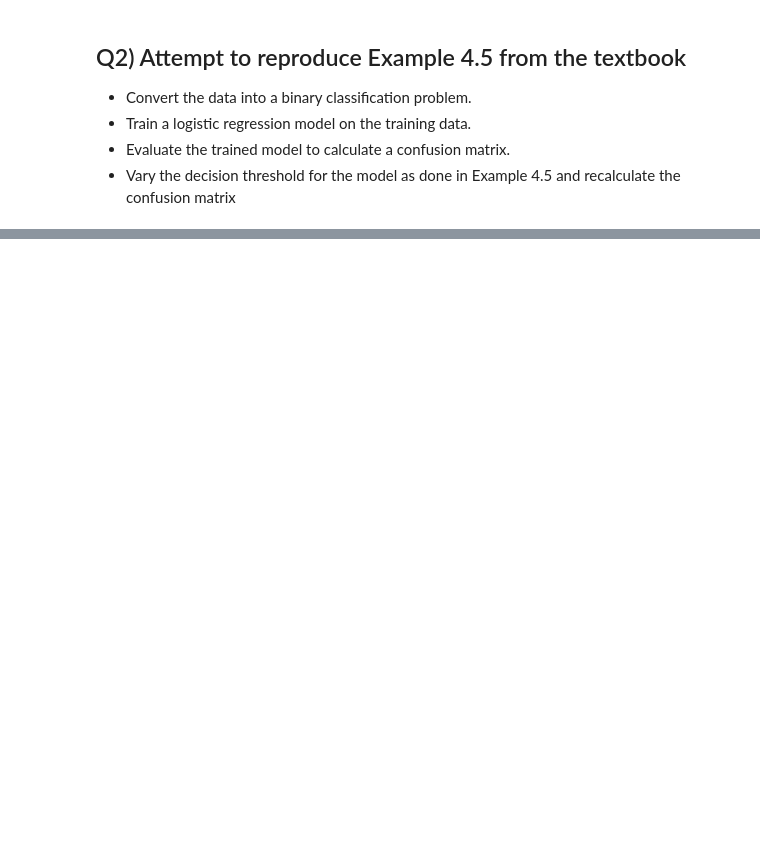
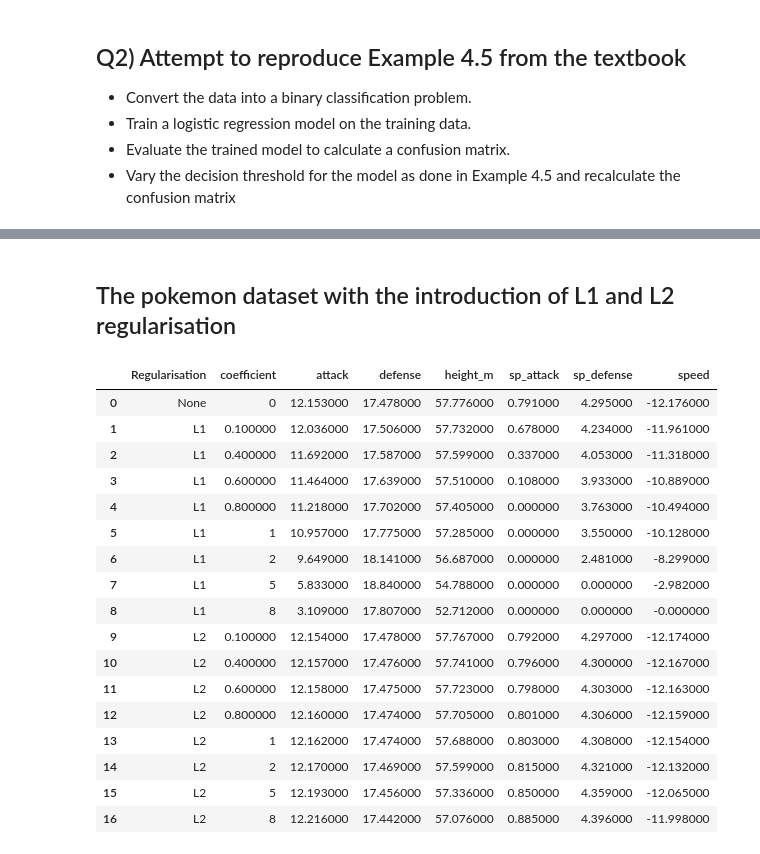
Before and after one commit to DanielCiccC/COMP4702_S12023, a Jupyter notebook: Pracw6/prac6.ipynb, the cells around one changed output, grey strips where cells are left out. Saved outputs shown, nothing was run; the diff lists cells and outputs as text; code cells hidden in the pictures; blank space fills up the shorter version.

```diff
--- a/Pracw6/prac6.ipynb
+++ b/Pracw6/prac6.ipynb
@@ -86,0 +120,12 @@ _ = display.ax_.set_title("2-class ROC curve")
+# %%
+pred_proba_df = pd.DataFrame(log_reg.predict_proba(X_test))
+threshold_list = [0.05,0.1,0.15,0.2,0.25,0.3,0.35,0.4,0.45,0.5,0.55,0.6,0.65,.7,.75,.8,.85,.9,.95,.99]
+for i in threshold_list:
+    print ('\n******** For i = {} ******'.format(i))
+    y_test_pred = pred_proba_df.applymap(lambda x: 1 if x>i else 0)
+    test_accuracy = accuracy_score(y_test,
+                                           y_test_pred.iloc[:,1])
+    print('Our testing accuracy is {}'.format(test_accuracy))
+
+    print(confusion_matrix(y_test,
+                           y_test_pred.iloc[:,1]))
@@ -86,0 +150,58 @@ _ = display.ax_.set_title("2-class ROC curve")
+# %% [markdown]
+## The pokemon dataset with the introduction of L1 and L2 regularisation
+# %%
+pokemon = pd.read_csv('pokemonregr.csv')
+pokemon = pokemon.dropna()
+regr = LinearRegression().fit(pokemon.loc[:,'attack':'speed'], pokemon['weight_kg'])
+
+X_scaled = preprocessing.StandardScaler().fit(pokemon.loc[:,'attack':'speed']).transform(pokemon.loc[:,'attack':'speed'])
+regr = LinearRegression().fit(X_scaled, pokemon['weight_kg'])
+x = list(zip(pokemon.loc[:, 'attack':'speed'].columns, [round(i, 3) for i in regr.coef_]))
+# print("#################### Without regularisation ######################")
+# print(x)
+
+##Create a new dataframe to keep track of all the co-efficients using L1 and L2 regularisation
+df_regularisation = pd.DataFrame( data= [[0 ] * 8] * 9, columns=(['Regularisation', 'coefficient'] + list( pokemon.loc[:, 'attack':'speed'])))
+idx_filled = 1
+df_regularisation.loc[0, :] =  "None", "0", *[round(i, 3) for i in regr.coef_]
+
+# print(df_regularisation.head())
+
+# perform L1 and L2 regularisation
+#L1 regularisation (LASSO)
+regularisation_params = [0.1, 0.4, 0.6, 0.8, 1, 2, 5, 8]
+for i in regularisation_params:
+    regr_L1 = Lasso(alpha=i).fit(X_scaled, pokemon['weight_kg'])
+
+    df_regularisation.loc[idx_filled, :] =  "L1", i, *[round(i, 3) for i in regr_L1.coef_]
+    idx_filled += 1
+
+
+
+#L2 regularisation (LASSO)
+for i in regularisation_params:
+    regr_L2 = Ridge(alpha=i).fit(X_scaled, pokemon['weight_kg'])
+
+    df_regularisation.loc[idx_filled, :] =  "L2", i, *[round(i, 3) for i in regr_L2.coef_]
+    idx_filled += 1
+
+df_regularisation.style
+# %% [output]
+|  | Regularisation | coefficient | attack | defense | height_m | sp_attack | sp_defense | speed |
+| 0 | None | 0 | 12.153000 | 17.478000 | 57.776000 | 0.791000 | 4.295000 | -12.176000 |
+| 1 | L1 | 0.100000 | 12.036000 | 17.506000 | 57.732000 | 0.678000 | 4.234000 | -11.961000 |
+| 2 | L1 | 0.400000 | 11.692000 | 17.587000 | 57.599000 | 0.337000 | 4.053000 | -11.318000 |
+| 3 | L1 | 0.600000 | 11.464000 | 17.639000 | 57.510000 | 0.108000 | 3.933000 | -10.889000 |
+| 4 | L1 | 0.800000 | 11.218000 | 17.702000 | 57.405000 | 0.000000 | 3.763000 | -10.494000 |
+| 5 | L1 | 1 | 10.957000 | 17.775000 | 57.285000 | 0.000000 | 3.550000 | -10.128000 |
+| 6 | L1 | 2 | 9.649000 | 18.141000 | 56.687000 | 0.000000 | 2.481000 | -8.299000 |
+| 7 | L1 | 5 | 5.833000 | 18.840000 | 54.788000 | 0.000000 | 0.000000 | -2.982000 |
+| 8 | L1 | 8 | 3.109000 | 17.807000 | 52.712000 | 0.000000 | 0.000000 | -0.000000 |
+| 9 | L2 | 0.100000 | 12.154000 | 17.478000 | 57.767000 | 0.792000 | 4.297000 | -12.174000 |
+| 10 | L2 | 0.400000 | 12.157000 | 17.476000 | 57.741000 | 0.796000 | 4.300000 | -12.167000 |
+| 11 | L2 | 0.600000 | 12.158000 | 17.475000 | 57.723000 | 0.798000 | 4.303000 | -12.163000 |
+| 12 | L2 | 0.800000 | 12.160000 | 17.474000 | 57.705000 | 0.801000 | 4.306000 | -12.159000 |
+| 13 | L2 | 1 | 12.162000 | 17.474000 | 57.688000 | 0.803000 | 4.308000 | -12.154000 |
+| 14 | L2 | 2 | 12.170000 | 17.469000 | 57.599000 | 0.815000 | 4.321000 | -12.132000 |
+| 15 | L2 | 5 | 12.193000 | 17.456000 | 57.336000 | 0.850000 | 4.359000 | -12.065000 |
+| 16 | L2 | 8 | 12.216000 | 17.442000 | 57.076000 | 0.885000 | 4.396000 | -11.998000 |
```
Also changed, not shown: parts of 5 cells of this notebook, 3 other files.
